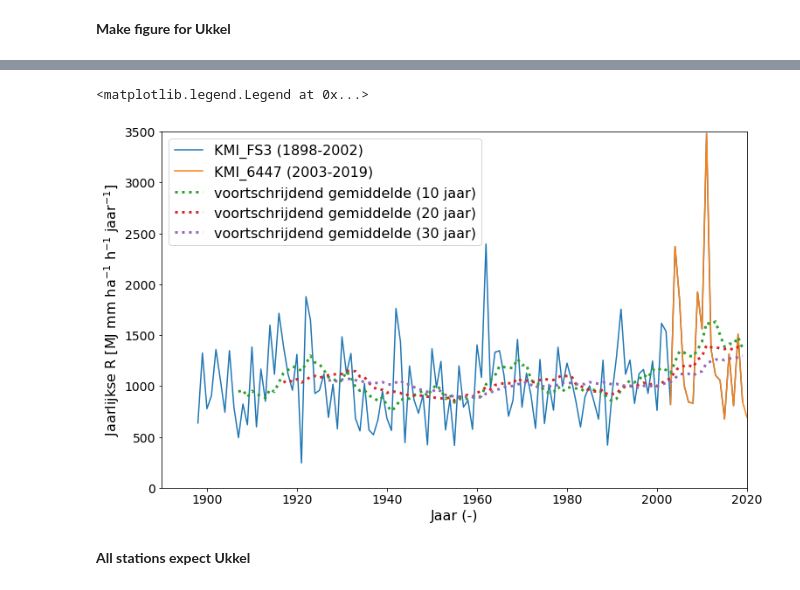
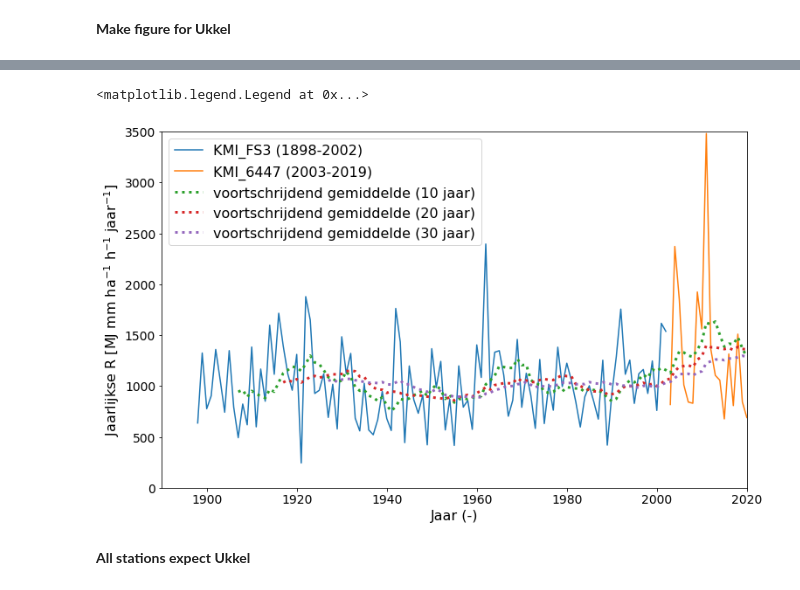
Before and after one commit to watem-sedem/rfactor, a Jupyter notebook: docs/notebooks/analysis_flanders.ipynb, the cells around one changed output, grey strips where cells are left out. Drawn from its saved outputs; the diff is of its cells as text; code cells hidden in the pictures.

```diff
--- a/docs/notebooks/analysis_flanders.ipynb
+++ b/docs/notebooks/analysis_flanders.ipynb
@@ -113,5 +113,4 @@ If one does not have acces to the RMI data, the output erosivity from the comput
 # %%
-erosivity = pd.read_csv("data/erosivity_belgium.csv")
-erosivity.index = pd.to_datetime(erosivity["datetime"])
+erosivity = pd.read_csv("data/erosivity_belgium.csv", parse_dates=[0, 1], index_col=0)
 # %% [markdown]
 **Ukkel**
@@ -140,31 +172,32 @@ for i in timeseries:
 # %%
-plt.figure(figsize=[12,7.5])
+fig, ax = plt.subplots(figsize=(12, 7.5))
 
-years = range(1898,2020,1)
-rfactor_all=get_rfactor_station_year(erosivity,["KMI_6447","KMI_FS3"], years)
-rfactor_all=rfactor_all[~(rfactor_all["erosivity_cum"].isnull())].sort_values("year")
-plt.plot(rfactor_all["year"],rfactor_all["erosivity_cum"],label="KMI_FS3 (1898-2002)")
+rfactor_fs3 = get_rfactor_station_year(erosivity, ["KMI_FS3"])
+rfactor_fs3 = rfactor_fs3[~(rfactor_fs3["erosivity_cum"].isnull())].sort_values("year")
+ax.plot(rfactor_fs3["year"], rfactor_fs3["erosivity_cum"], label="KMI_FS3 (1898-2002)")
 
-years = range(2003,2021,1)
-rfactor_30=get_rfactor_station_year(erosivity,["KMI_6447","KMI_FS3"], years)
-rfactor_30=rfactor_30[~(rfactor_30["erosivity_cum"].isnull())].sort_values("year")
-plt.plot(rfactor_30["year"],rfactor_30["erosivity_cum"],label="KMI_6447 (2003-2019)")
+rfactor_6447 = get_rfactor_station_year(erosivity, ["KMI_6447"])
+rfactor_6447 = rfactor_6447[~(rfactor_6447["erosivity_cum"].isnull())].sort_values("year")
+ax.plot(rfactor_6447["year"], rfactor_6447["erosivity_cum"], label="KMI_6447 (2003-2019)")
 
 # rolling mean
-scales  = [10,20,30]
-for scale in scales:
-    y = rfactor_all["erosivity_cum"].rolling(scale).mean()
-    x = y.index+1898
-    plt.plot(x,y,ls=':',lw=3,label=f'voortschrijdend gemiddelde ({scale} jaar)')
-plt.ylim([0,3500])
-plt.xlim([1890,2020])
-plt.tick_params(axis='both', which='major', labelsize=14)
-plt.xlabel(r'Jaar (-)',fontsize=16)
-plt.ylabel(r'Jaarlijkse R [MJ mm ha$^{-1}$ h$^{-1}$ jaar$^{-1}$]',fontsize=16)
-plt.legend(prop={'size':16})
+rfactor_all = get_rfactor_station_year(erosivity, stations=["KMI_FS3", "KMI_6447"]).sort_values("year")
+windows  = [10, 20, 30]
+for window in windows:
+    y = rfactor_all.rolling(window)["erosivity_cum"].mean()
+    ax.plot(rfactor_all["year"], y, ls=':', lw=3,
+            label=f"voortschrijdend gemiddelde ({window} jaar)")
+
+
+ax.set_ylim([0,3500])
+ax.set_xlim([1890,2020])
+ax.tick_params(axis='both', which='major', labelsize=14)
+ax.set_xlabel(r'Jaar (-)',fontsize=16)
+ax.set_ylabel(r'Jaarlijkse R [MJ mm ha$^{-1}$ h$^{-1}$ jaar$^{-1}$]',fontsize=16)
+ax.legend(prop={'size':16})
 # %% [output]
 <matplotlib.legend.Legend at 0x...>
-[figure, old version]
+[figure, new version]
 # %% [markdown]
 **All stations expect Ukkel**
 # %%
```
Also changed, not shown: parts of 37 cells of this notebook.
